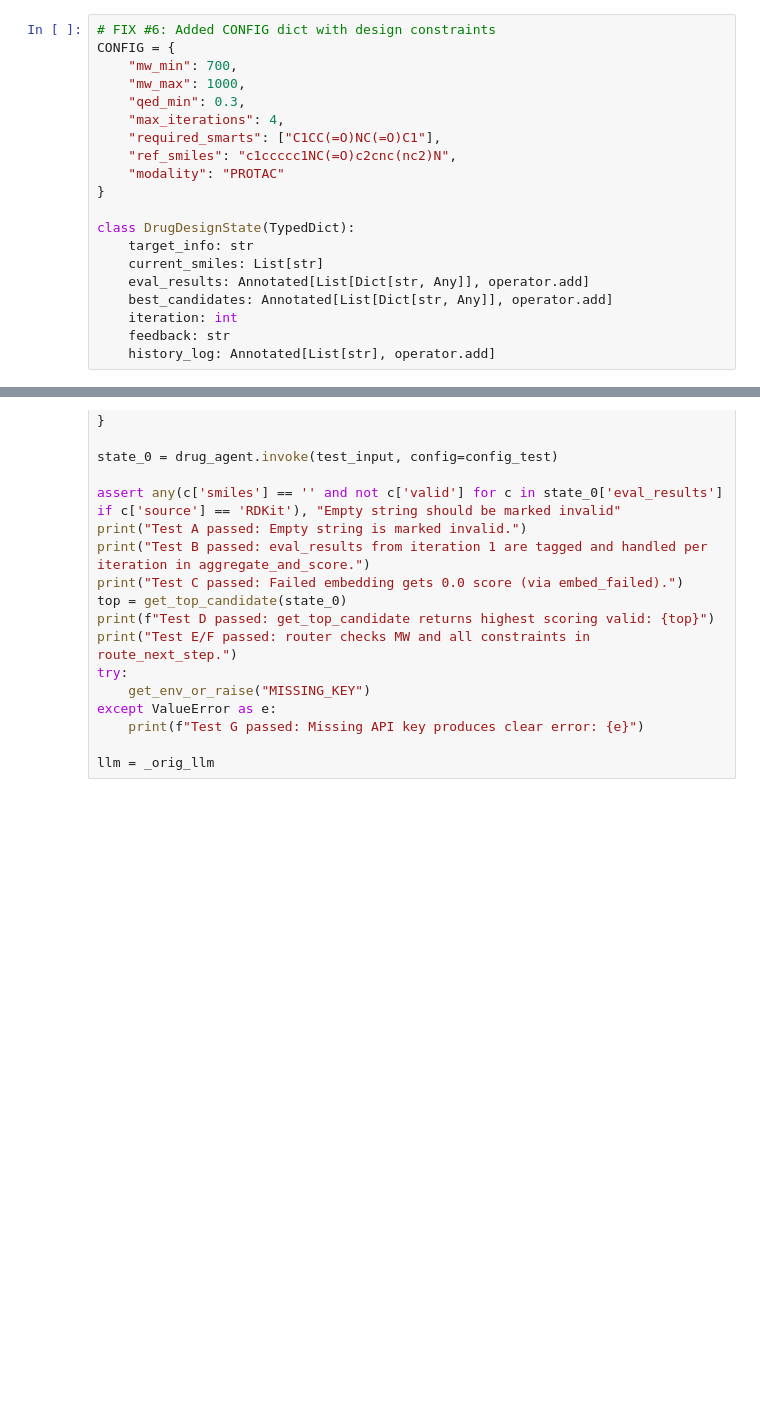
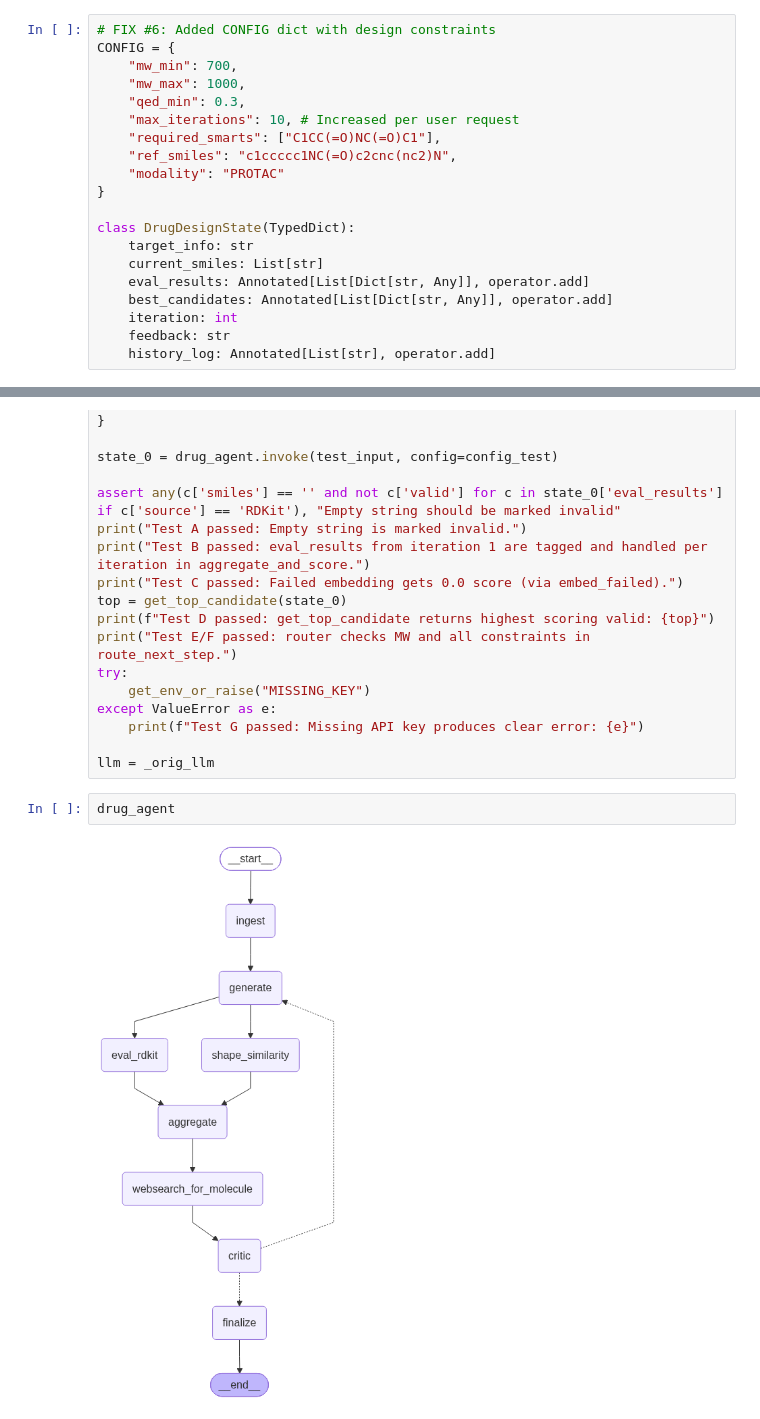
Before and after one commit to malik09-teach/LANG_GRAPH-BOTS-AND-AGENTS, a Jupyter notebook: src/lang_graph_bots_and_agents/PROJECTS/DRUG FORMULATION/testing_fixed.ipynb, the cells around one changed output, grey strips where cells are left out. Cells and saved outputs as stored; diff of their text form; blank space fills up the shorter version.

```diff
--- a/src/lang_graph_bots_and_agents/PROJECTS/DRUG FORMULATION/testing_fixed.ipynb
+++ b/src/lang_graph_bots_and_agents/PROJECTS/DRUG FORMULATION/testing_fixed.ipynb
@@ -41,7 +41,7 @@ CONFIG = {
     "mw_min": 700,
     "mw_max": 1000,
     "qed_min": 0.3,
-    "max_iterations": 4,
+    "max_iterations": 10, # Increased per user request
     "required_smarts": ["C1CC(=O)NC(=O)C1"],
     "ref_smiles": "c1ccccc1NC(=O)c2cnc(nc2)N",
     "modality": "PROTAC"
@@ -367,6 +407,10 @@ except ValueError as e:
     print(f"Test G passed: Missing API key produces clear error: {e}")
 
 llm = _orig_llm
+# %%
+drug_agent
+# %% [output]
+[figure, added]
 # %%
 initial_input = {
     "target_info": (
```
Also changed, not shown: parts of 4 cells of this notebook, 1 other file.
